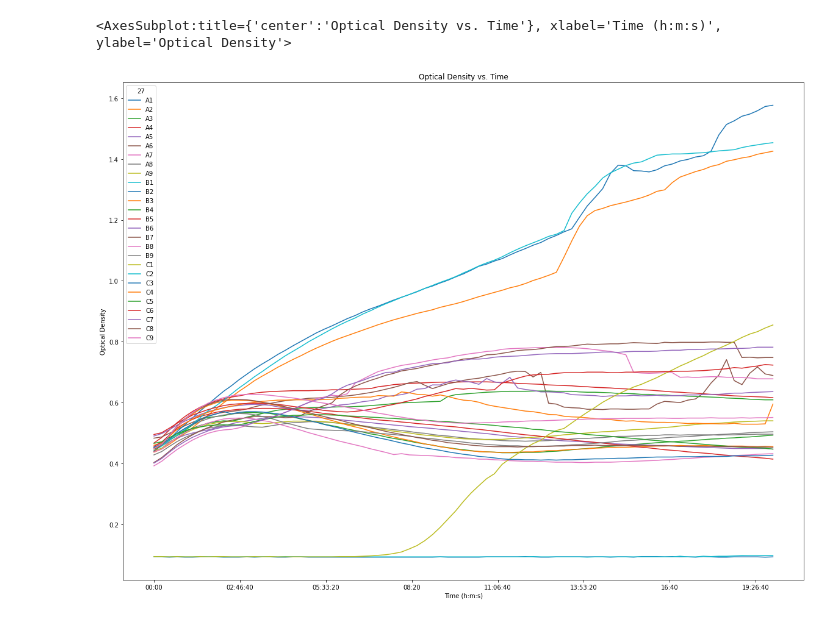
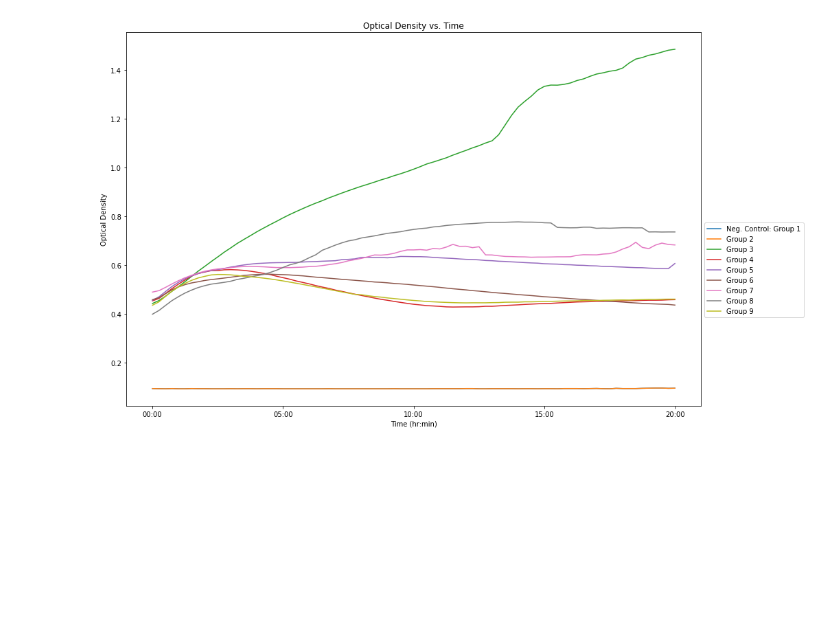
Before and after one commit to mogman95/SummerResearch, a Jupyter notebook: OD Plot/ODdata-analysis.ipynb, the cells around one changed output. Drawn from its saved outputs; the diff is of its cells as text; code cells hidden in the pictures; blank space fills up the shorter version.

```diff
--- a/OD Plot/ODdata-analysis.ipynb
+++ b/OD Plot/ODdata-analysis.ipynb
@@ -30,5 +5,0 @@ data
-# %%
-data.plot(figsize=(20,15),title='Optical Density vs. Time',xlabel='Time (h:m:s)',ylabel='Optical Density')
-# %% [output]
-<AxesSubplot:title={'center':'Optical Density vs. Time'}, xlabel='Time (h:m:s)', ylabel='Optical Density'>
-[figure, removed]
@@ -34,0 +9,37 @@ data.plot(figsize=(20,15),title='Optical Density vs. Time',xlabel='Time (h:m:s)'
+# %%
+"""Data cleaning"""
+data = df.loc[28:108,2:35]     # Select out the relevant data & store in new dataframe
+data.columns = df.loc[27,2:35] # Set approriate column names by calling them from df dataframe
+data.index = df.loc[28:108,1]  # Set approriate row names by calling them from df dataframe
+# data.index.name = None         # Can be used to erase the index column name, if desired
+# %%
+"""Calculate & build final data"""
+
+'''Initialize useful dictionary and dataframe'''
+avg = {}                   # Used to iteratively set variables
+OD_data = pd.DataFrame({}) # Scaffold for final dataframe
+
+'''Perform calculations'''
+avg['avg1'] = (data['A1'].values + data['B1'])/2 # Find the avg. of the 2 relevant neg. controls & hold data in 'avg' dict.
+OD_data['Neg. Control: Group 1'] = avg['avg1']   # Add the data to OD_data dataframe
+
+### Repeat above process iteratively for the rest of the groups, this time from all 3 samples
+for i in range(1,9): # for i starting at 1 and ending at 8...
+    ### Index each sample from the data dataframe & convert to a numpy array, calc. avg., hold data in dict.
+    avg['avg'+str(i+1)] = (data['A'+str(i+1)].values
+                         + data['B'+str(i+1)].values
+                         + data['C'+str(i+1)].values)/3
+    OD_data['Group '+str(i+1)] = avg['avg'+str(i)] # Call previously stored data from dict. and add it to OD_data dataframe
+
+# OD_data.index = data.index # Can be used to transfer index from old dataframe, if desired
+# %%
+"""Display data plot"""
+OD_data.plot(figsize=(15,10),                                   # Initialize plot from dataframe with x to y ratio of 15:10
+             title = 'Optical Density vs. Time',                # Set title
+             xlabel = 'Time (hr:min)',                          # Set x-axis label
+             ylabel = 'Optical Density',                        # Set y-axis label
+             xticks = ['00:00','05:00','10:00','15:00','20:00'] # Set x-axis ticks
+            ).legend(bbox_to_anchor=(1, 0.5))                   # Set top left of the legend to center right of the plot
+plt.show() # Show the plot (not necessary in Jupyter Notebook)
+# %% [output]
+[figure, added]
```
Also changed, not shown: parts of 5 cells of this notebook.
